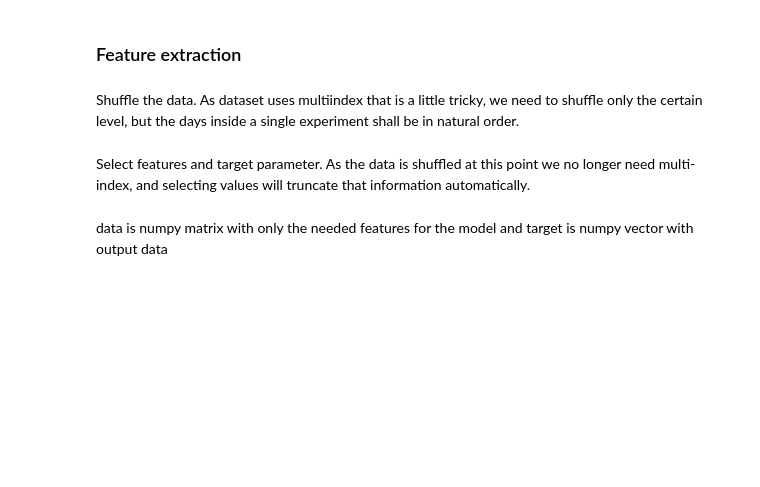
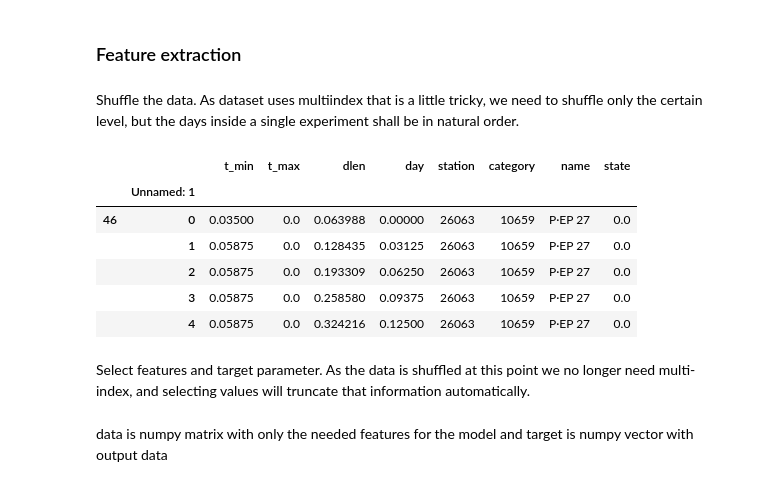
Before and after one commit to olegtaratuhin/soy_modeling, a Jupyter notebook: soya_modeling.ipynb, the cells around one changed output. Saved outputs shown, nothing was run; the diff lists cells and outputs as text; code cells hidden in the pictures; blank space fills up the shorter version.

```diff
--- a/soya_modeling.ipynb
+++ b/soya_modeling.ipynb
@@ -141,6 +147,16 @@ random.shuffle(shuffled_indexes)
 new_indexes = sorted(df.index, key=lambda x: shuffled_indexes.index(x[0]))
 # %%
 df = df.reindex(new_indexes)
+# %%
+df.head(5)
+# %% [output]
+|  |  | t_min | t_max | dlen | day | station | category | name | state |
+|  | Unnamed: 1 |  |  |  |  |  |  |  |  |
+| 46 | 0 | 0.03500 | 0.0 | 0.063988 | 0.00000 | 26063 | 10659 | P·EP 27 | 0.0 |
+|  | 1 | 0.05875 | 0.0 | 0.128435 | 0.03125 | 26063 | 10659 | P·EP 27 | 0.0 |
+|  | 2 | 0.05875 | 0.0 | 0.193309 | 0.06250 | 26063 | 10659 | P·EP 27 | 0.0 |
+|  | 3 | 0.05875 | 0.0 | 0.258580 | 0.09375 | 26063 | 10659 | P·EP 27 | 0.0 |
+|  | 4 | 0.05875 | 0.0 | 0.324216 | 0.12500 | 26063 | 10659 | P·EP 27 | 0.0 |
 # %% [markdown]
 Select features and target parameter. As the data is shuffled at this point we no longer need multi-index, and selecting values will truncate that information automatically.
 # %%
```
Also changed, not shown: parts of 17 cells of this notebook.
